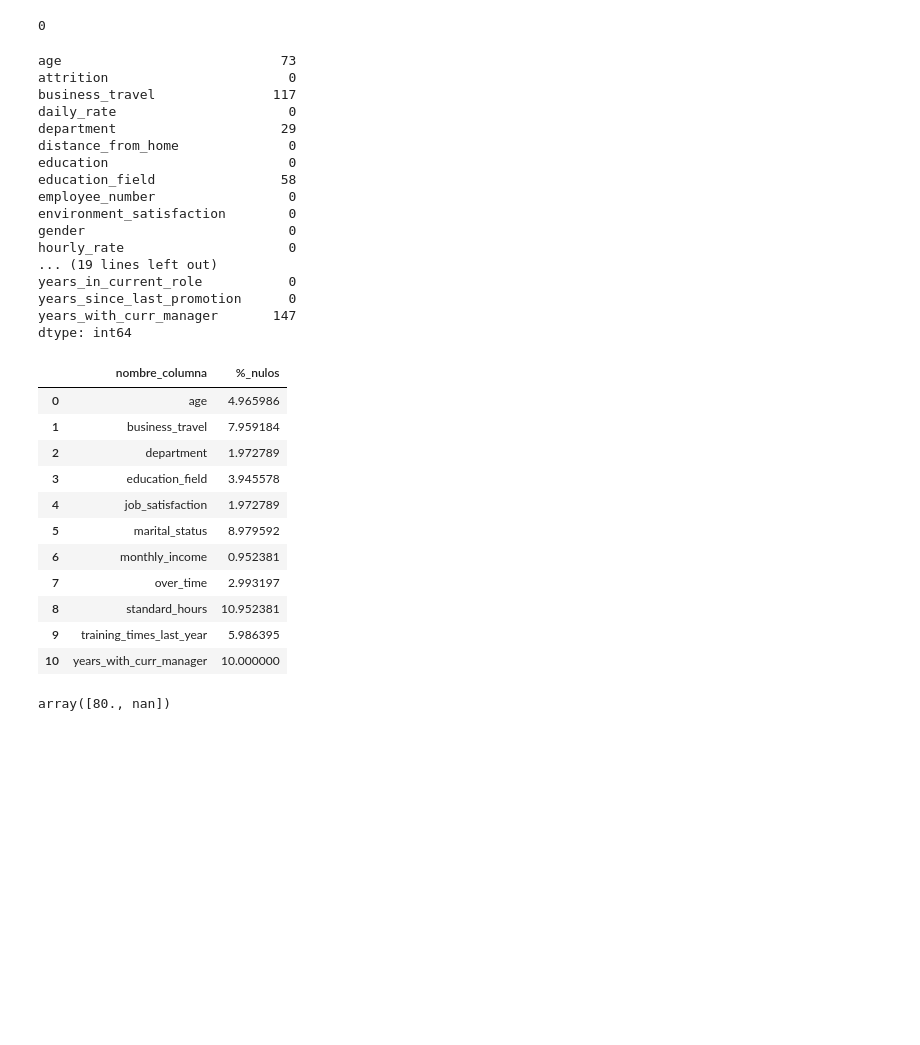
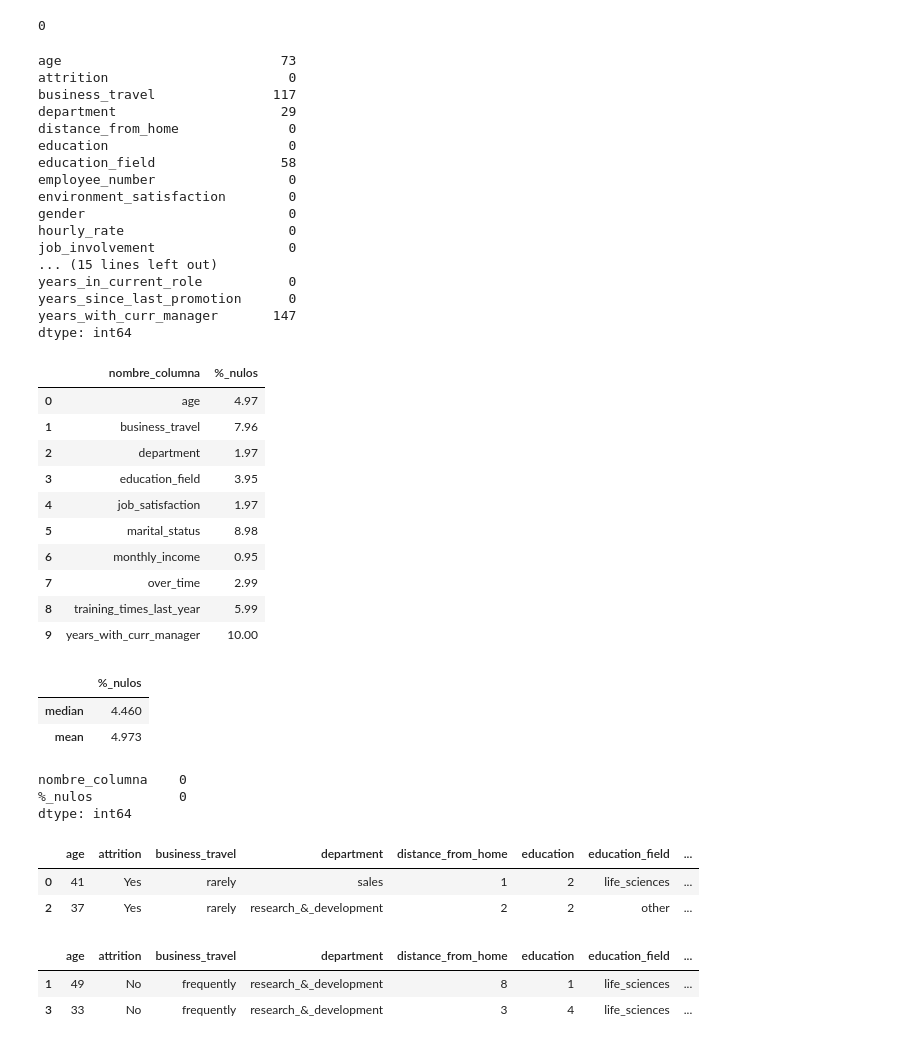
Before and after one commit to Eleonora1989/project-da-promo-63-modulo-3-team-3, a Jupyter notebook: fase_1_inicial_31-03.ipynb, the cells around one changed output. Saved outputs shown, nothing was run; the diff lists cells and outputs as text; code cells hidden in the pictures; blank space fills up the shorter version.

```diff
--- a/fase_1_inicial_31-03.ipynb
+++ b/fase_1_inicial_31-03.ipynb
@@ -103,6 +97,10 @@ import re  #importar regex para insertar guines bajsos antes de mayúsculas inte
 
 df_hr.columns = (
     df_hr.columns
-      .str.replace(r'(?<!^)(?=[A-Z])', '_', regex=True)  # Inserta _ antes de mayúsculas internas
-      .str.lower()                                       # Convierte a minúsculas
+    # 1. Inserta _ entre minúscula y Mayúscula (ej. MonthlyIncome -> Monthly_Income)
+    .str.replace(r'([a-z])([A-Z])', r'\1_\2', regex=True)
+    # 2. Inserta _ entre una letra y el primer número que encuentre (ej. Over18 -> Over_18)
+    .str.replace(r'([a-zA-Z])([0-9])', r'\1_\2', regex=True)
+    # 3. Convierte todo a minúsculas
+    .str.lower()
 )
@@ -262,2 +268,3 @@ array(['life_sciences', 'other', 'medical', nan, 'marketing',
 # %%
-df_hr = df_hr.drop(columns=['employee_count'])
+# Eliminamos columnas que no aportan información relevante para el análisis o modelado
+df_hr = df_hr.drop(columns=['employee_count', 'over_18', 'standard_hours', 'monthly_rate', 'daily_rate'], errors='ignore')
@@ -312,7 +349,6 @@ print(df_hr.isnull().sum())
 age                            73
 attrition                       0
 business_travel               117
-daily_rate                      0
 department                     29
 distance_from_home              0
 education                       0
@@ -321,7 +357,8 @@ employee_number                 0
 environment_satisfaction        0
 gender                          0
 hourly_rate                     0
-... (19 lines left out)
+job_involvement                 0
+... (15 lines left out)
 years_in_current_role           0
 years_since_last_promotion      0
 years_with_curr_manager       147
@@ -329,29 +366,31 @@ dtype: int64
 # %%
 nulos_hr = (df_hr.isnull().mean() * 100)
 
 # Filtrar solo columnas con nulos
 nulos_hr = nulos_hr[nulos_hr > 0]
 
 # Convertir a dataframe
 nulos_hr = nulos_hr.reset_index()
 
 nulos_hr.rename(columns={"index": "nombre_columna", 0: "%_nulos"}, inplace=True)
+nulos_hr["%_nulos"] = nulos_hr["%_nulos"].round(2)
 
 nulos_hr
 # %% [output]
 |  | nombre_columna | %_nulos |
-| 0 | age | 4.965986 |
-| 1 | business_travel | 7.959184 |
-| 2 | department | 1.972789 |
-| 3 | education_field | 3.945578 |
-| 4 | job_satisfaction | 1.972789 |
-| 5 | marital_status | 8.979592 |
-| 6 | monthly_income | 0.952381 |
-| 7 | over_time | 2.993197 |
-| 8 | standard_hours | 10.952381 |
-| 9 | training_times_last_year | 5.986395 |
-| 10 | years_with_curr_manager | 10.000000 |
+| 0 | age | 4.97 |
+| 1 | business_travel | 7.96 |
+| 2 | department | 1.97 |
+| 3 | education_field | 3.95 |
+| 4 | job_satisfaction | 1.97 |
+| 5 | marital_status | 8.98 |
+| 6 | monthly_income | 0.95 |
+| 7 | over_time | 2.99 |
+| 8 | training_times_last_year | 5.99 |
+| 9 | years_with_curr_manager | 10.00 |
-# %%
-df_hr['standard_hours'].unique()
-# %% [output]
-array([80., nan])
+# %%
+nulos_hr.agg({"%_nulos": ["median", "mean"]})
+# %% [output]
+|  | %_nulos |
+| median | 4.460 |
+| mean | 4.973 |
@@ -357,0 +401,24 @@ array([80., nan])
+# %%
+nulos_hr.isnull().sum()
+# %% [output]
+nombre_columna    0
+%_nulos           0
+dtype: int64
+# %%
+# Filtrado de empleados que han dejado la empresa (attrition = Yes)
+mascara_attrition_yes = df_hr['attrition'] == 'Yes'
+df_hr_attrition_yes = df_hr[mascara_attrition_yes]
+df_hr_attrition_yes.head(2)
+# %% [output]
+|  | age | attrition | business_travel | department | distance_from_home | education | education_field | ... |
+| 0 | 41 | Yes | rarely | sales | 1 | 2 | life_sciences | ... |
+| 2 | 37 | Yes | rarely | research_&_development | 2 | 2 | other | ... |
+# %%
+# Filtrado de empleados que siguen en la empresa (attrition = No)
+mascara_attrition_no = df_hr['attrition'] == 'No'
+df_hr_attrition_no = df_hr[mascara_attrition_no]
+df_hr_attrition_no.head(2)
+# %% [output]
+|  | age | attrition | business_travel | department | distance_from_home | education | education_field | ... |
+| 1 | 49 | No | frequently | research_&_development | 8 | 1 | life_sciences | ... |
+| 3 | 33 | No | frequently | research_&_development | 3 | 4 | life_sciences | ... |
```
Also changed, not shown: parts of 16 cells of this notebook, 4 other files.
